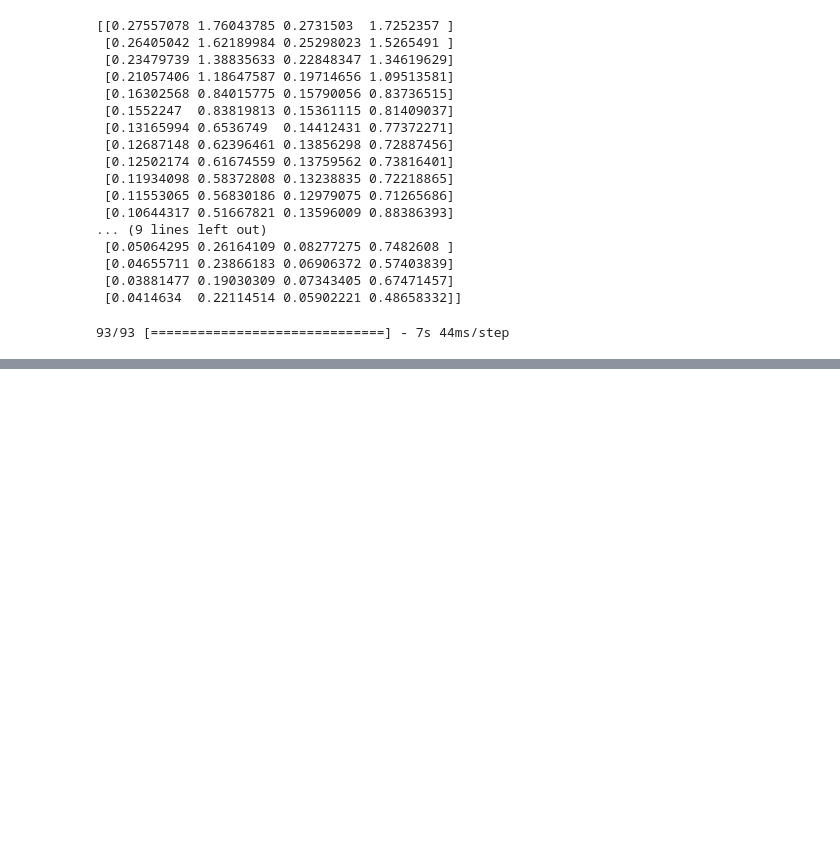
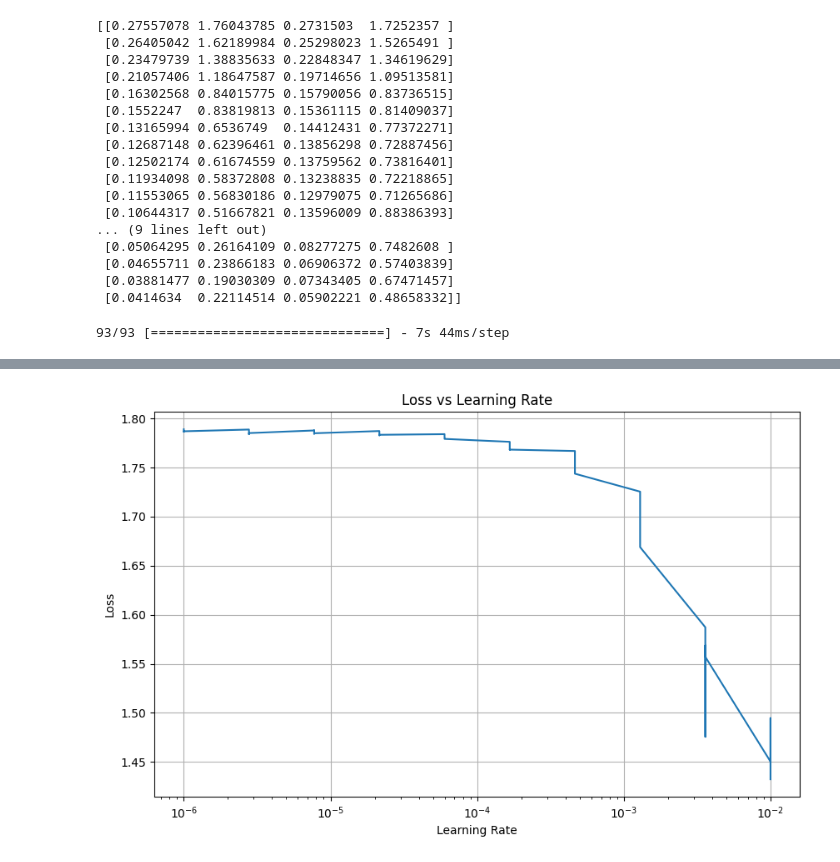
Before and after one commit to vannestn/LSTM-Human-Activity-Recognition, a Jupyter notebook: LSTM_new.ipynb, the cells around one changed output, grey strips where cells are left out. Saved outputs shown, nothing was run; the diff lists cells and outputs as text; code cells hidden in the pictures; blank space fills up the shorter version.

```diff
--- a/LSTM_new.ipynb
+++ b/LSTM_new.ipynb
@@ -882,0 +664,50 @@ sess.close()
+# %%
+import tensorflow as tf
+import matplotlib.pyplot as plt
+
+class LearningRateLossLogger(tf.keras.callbacks.Callback):
+    def __init__(self):
+        super().__init__()
+        self.learning_rates = []
+        self.losses = []
+
+    def on_batch_end(self, batch, logs=None):
+        lr = float(self.model.optimizer.lr)
+        self.learning_rates.append(lr)
+        self.losses.append(logs['loss'])
+
+# Function to plot loss versus learning rates
+def plot_loss_vs_lr(learning_rates, losses):
+    plt.figure(figsize=(10, 6))
+    plt.grid(True)
+    plt.semilogx(learning_rates, losses)
+    plt.xlabel('Learning Rate')
+    plt.ylabel('Loss')
+    plt.title('Loss vs Learning Rate')
+    plt.show()
+
+# Initialize the optimizer
+optimizer = tf.keras.optimizers.Adam()
+
+EPOCHS = 10
+scheduler_callback = tf.keras.callbacks.LearningRateScheduler(lambda epoch, lr: lr_scheduler(epoch, lr, initial_lr=1e-6, final_lr=1e-2, epochs=EPOCHS))
+lr_loss_logger = LearningRateLossLogger()
+
+# Initialize the Model
+model = create_model_v1()
+
+# Set the training parameters
+model.compile(loss=tf.keras.losses.CategoricalCrossentropy(),
+              optimizer=optimizer,
+              metrics=['accuracy']
+              )
+
+# Train the model
+history = model.fit(prepared_training,
+                    epochs=EPOCHS,
+                    callbacks=[scheduler_callback, lr_loss_logger],  # Include both callbacks here
+                    validation_data=prepared_testing)
+
+# Plot the learning rates
+plot_loss_vs_lr(lr_loss_logger.learning_rates, lr_loss_logger.losses)
+# %% [output]
@@ -882,0 +734 @@ sess.close()
+[figure, added]
```
Also changed, not shown: parts of 28 cells of this notebook.
